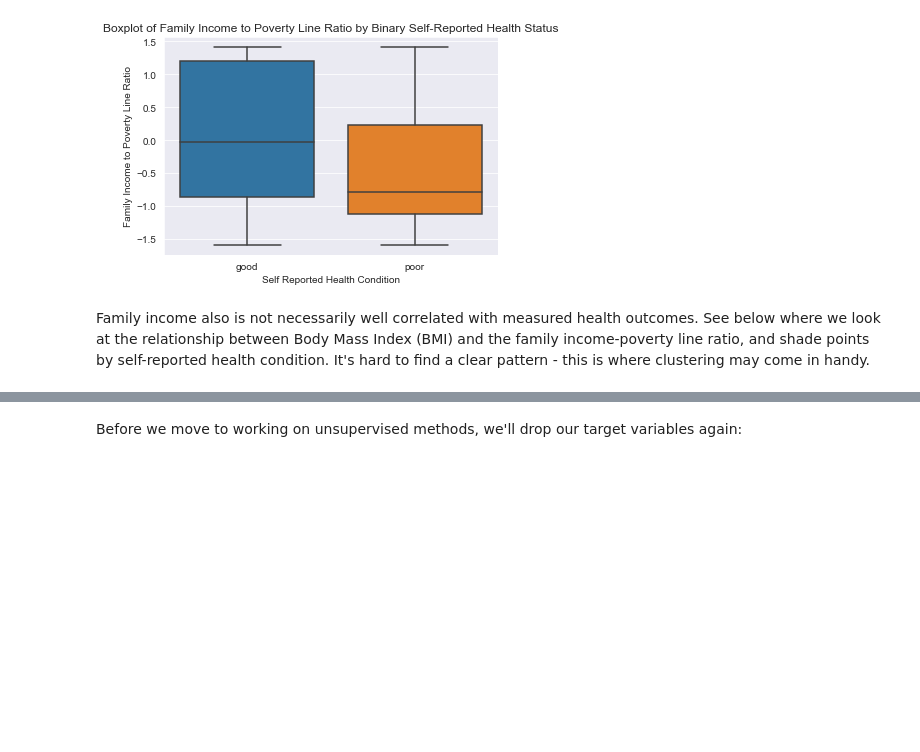
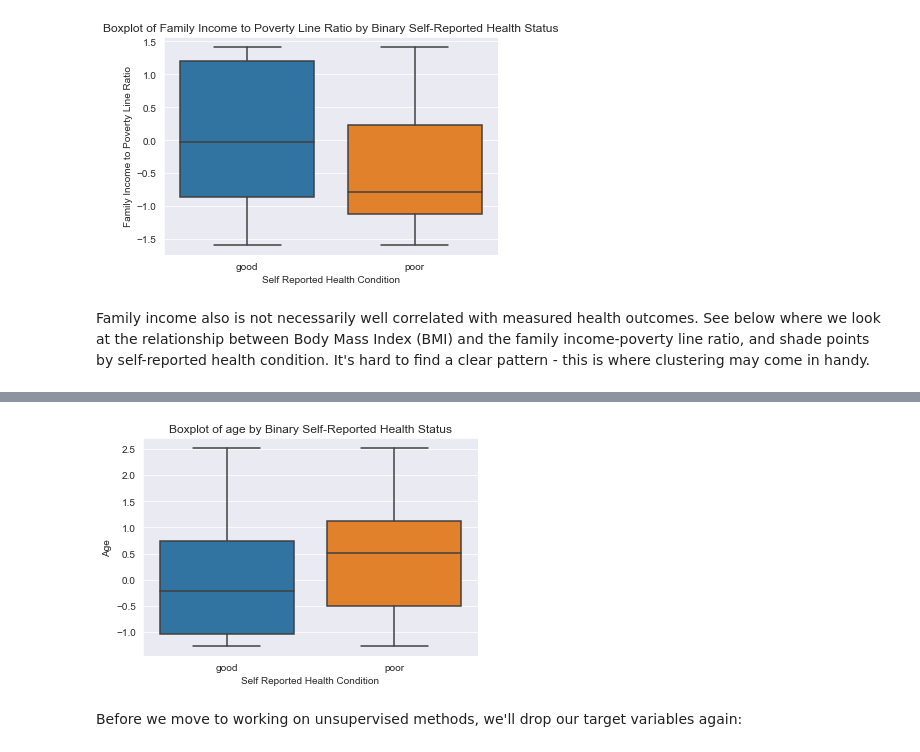
Before and after one commit to paulbsalamanca/CSS-Project-4-Team-1-Fall-2020, a Jupyter notebook: Project 4 Students.ipynb, the cells around one changed output, grey strips where cells are left out. Saved outputs shown, nothing was run; the diff lists cells and outputs as text; code cells hidden in the pictures; blank space fills up the shorter version.

```diff
--- a/Project 4 Students.ipynb
+++ b/Project 4 Students.ipynb
@@ -101,2 +130,10 @@ plt.show()
+# %%
+ax = sns.boxplot(x = 'HSD010_binary', y = 'RIDAGEYR', data = nhanes_scaled)
+ax.set(xlabel = "Self Reported Health Condition",
+      ylabel = "Age")
+ax.set_title("Boxplot of age by Binary Self-Reported Health Status")
+plt.show()
+# %% [output]
+[figure, added]
 # %% [markdown]
 Before we move to working on unsupervised methods, we'll drop our target variables again:
```
Also changed, not shown: parts of 25 cells of this notebook.
